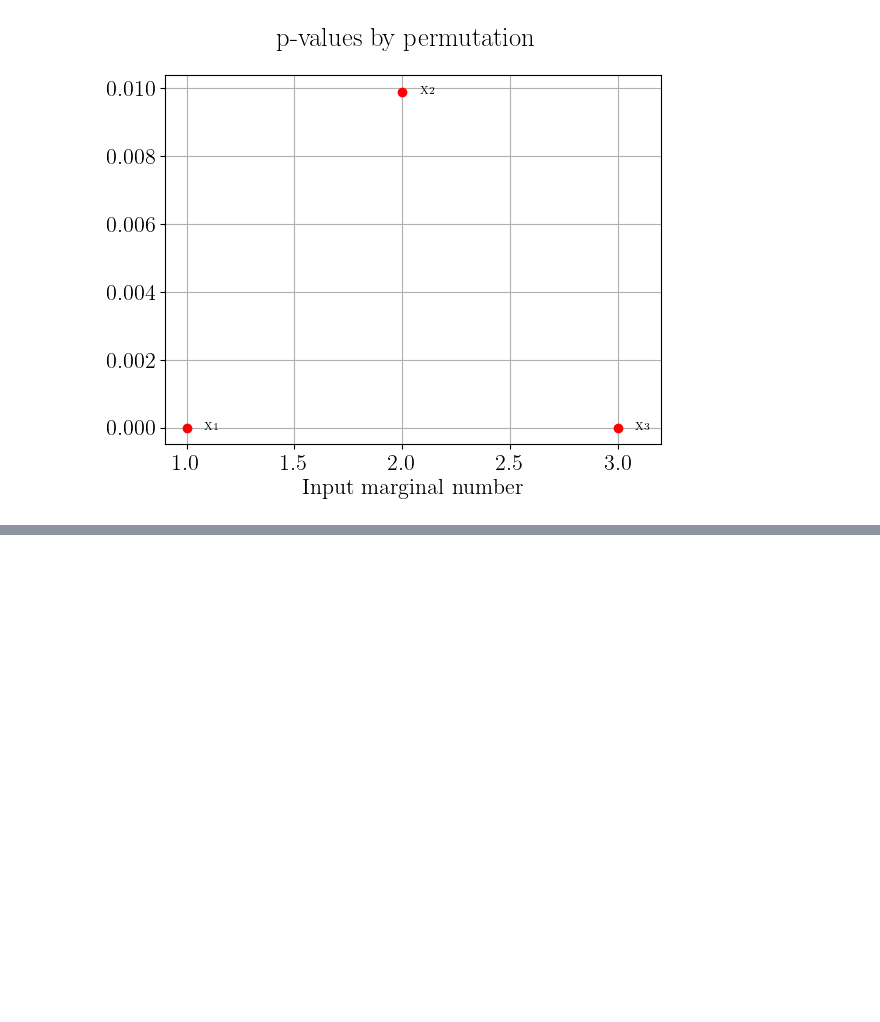
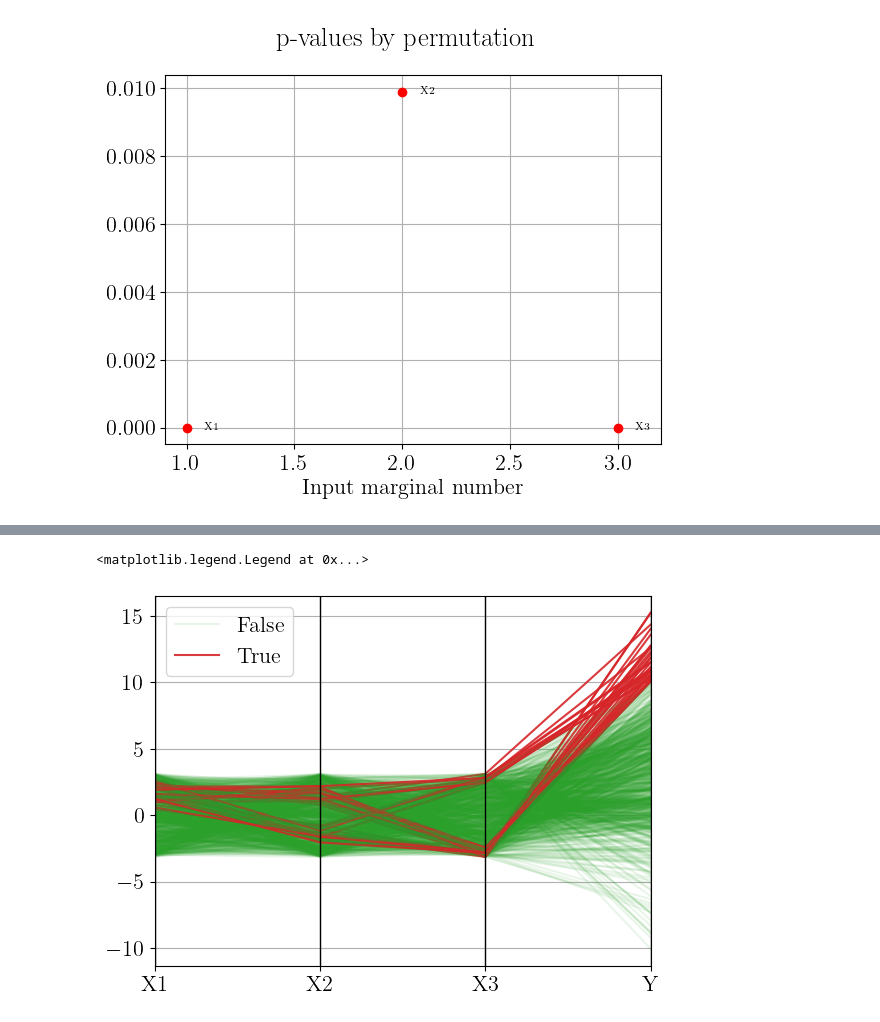
Before and after one commit to efekhari27/thesis, a Jupyter notebook: numerical_experiments/chapter1/sensitivity_analysis.ipynb, the cells around one changed output, grey strips where cells are left out. Drawn from its saved outputs; the diff is of its cells as text; code cells hidden in the pictures; blank space fills up the shorter version.

```diff
--- a/numerical_experiments/chapter1/sensitivity_analysis.ipynb
+++ b/numerical_experiments/chapter1/sensitivity_analysis.ipynb
@@ -122,0 +144,7 @@ view3 = otv.View(graph3)
+# %%
+
+pd.plotting.parallel_coordinates(data, '$Y\geq10$', color=[[0.17 , 0.63, 0.17, 0.1], [0.84, 0.15, 0.16, 0.9]])
+plt.legend(loc='best')
+# %% [output]
+<matplotlib.legend.Legend at 0x...>
+[figure, added]
```
Also changed, not shown: parts of 7 cells of this notebook, 12 other files.
